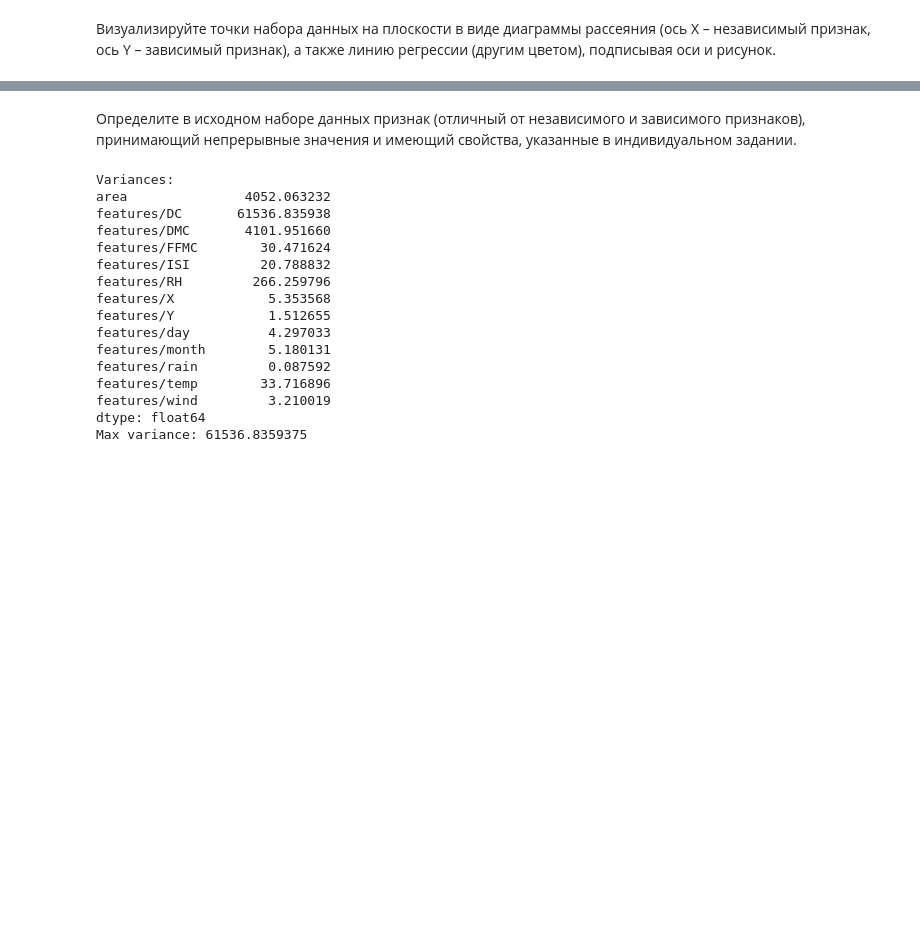
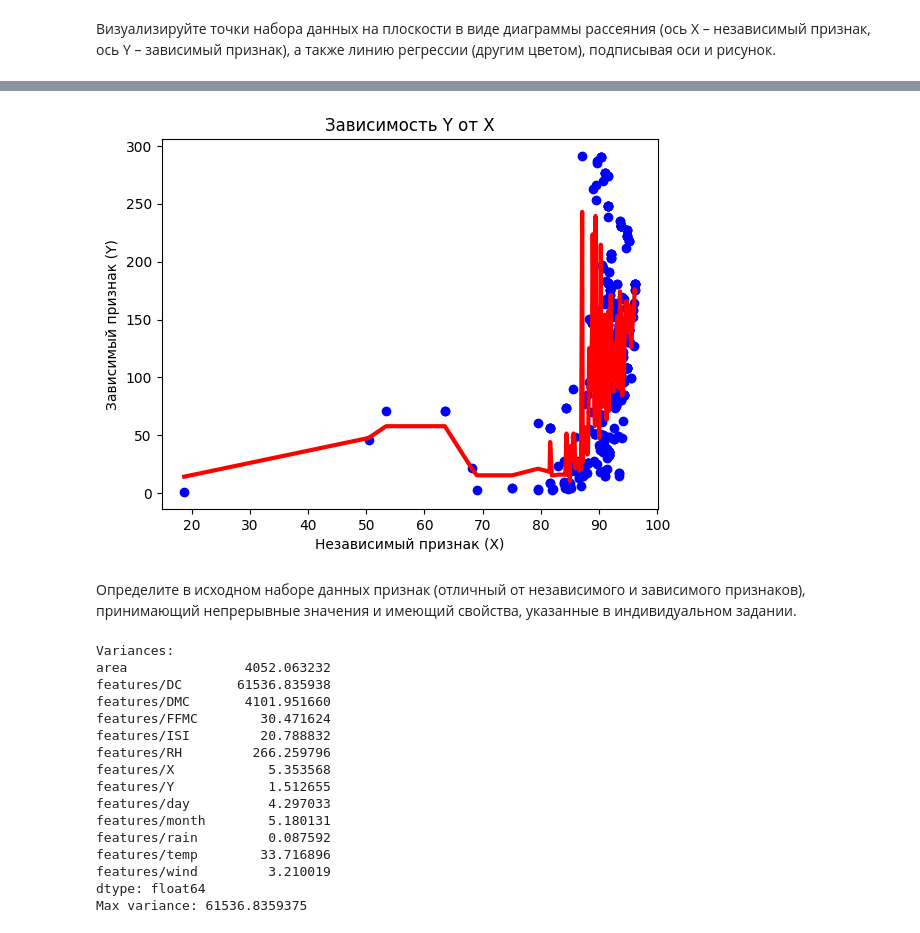
Before and after one commit to kjxeez/machine-learning, a Jupyter notebook: Poly_regression.ipynb, the cells around one changed output, grey strips where cells are left out. Cells and saved outputs as stored; diff of their text form; code cells hidden in the pictures; blank space fills up the shorter version.

```diff
--- a/Poly_regression.ipynb
+++ b/Poly_regression.ipynb
@@ -298,3 +241,19 @@ plt.grid();
+# %%
+plt.scatter(x, y, color='blue')
+X2 = np.hstack([X, X**2]) # соединение массивов по горизонтали
+X2.shape
+xgb_reg.fit(X2, y)
+y_test_preds = xgb_reg.predict(X2)
+# построение линии регрессии
+plt.plot(np.sort(x), y_test_preds[np.argsort(x)], c='r', lw=3);
+
+# подписывание осей и рисунка
+plt.title('Зависимость Y от X')
+plt.xlabel('Независимый признак (X)')
+plt.ylabel('Зависимый признак (Y)')
+plt.show()
+# %% [output]
+[figure, added]
 # %% [markdown]
 Определите в исходном наборе данных признак (отличный от независимого и зависимого признаков), принимающий непрерывные значения и имеющий свойства, указанные в индивидуальном задании.
 # %%
```
Also changed, not shown: parts of 21 cells of this notebook.
